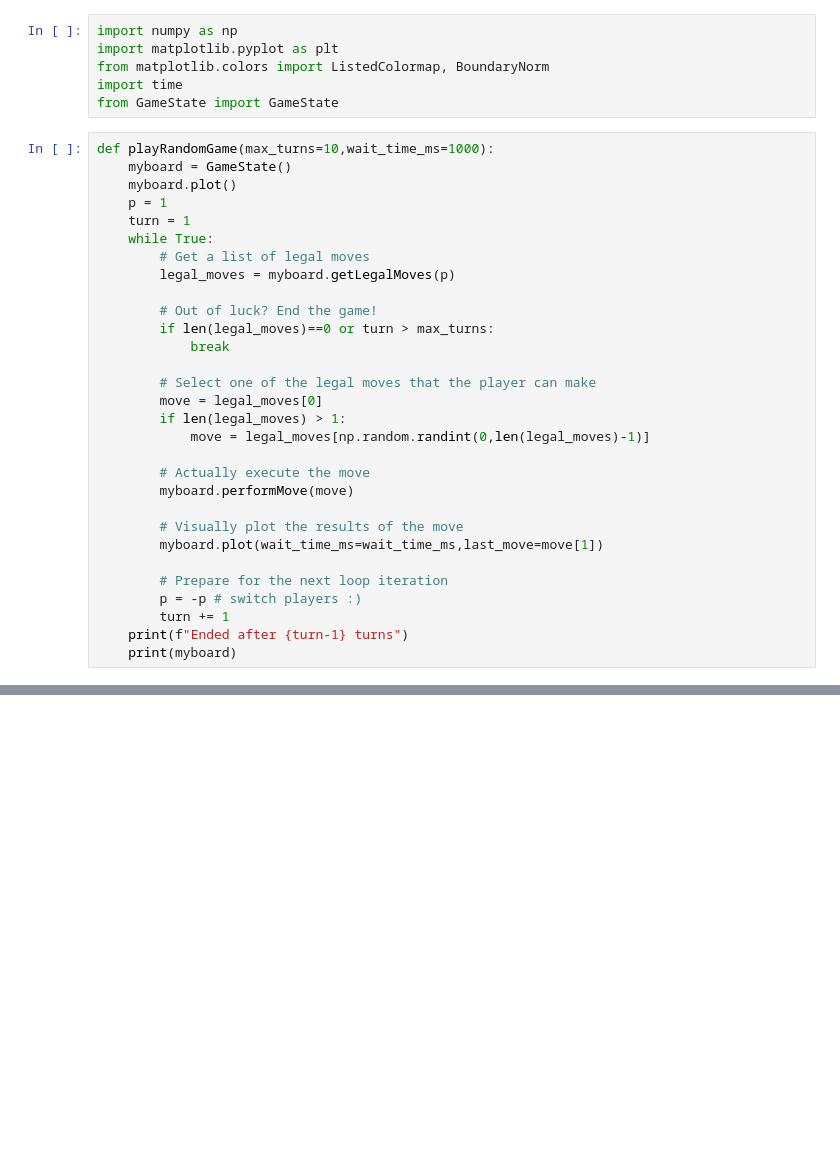
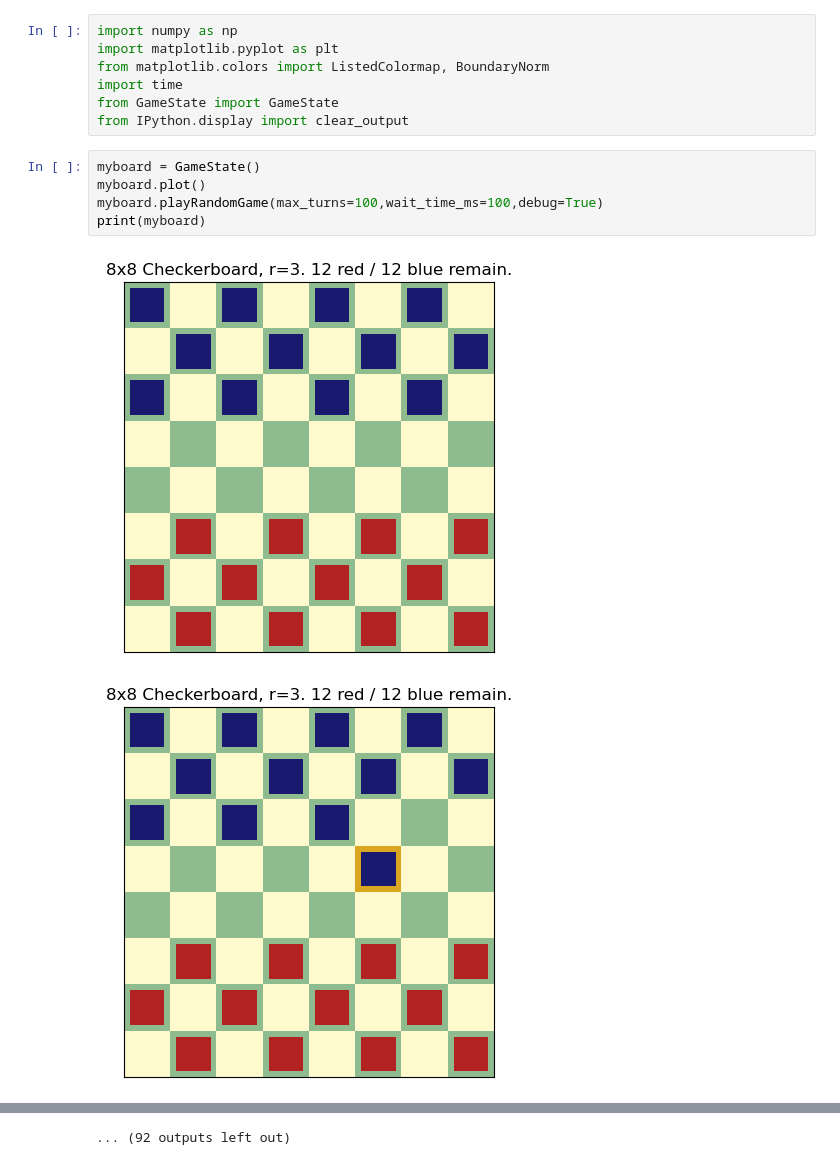
Before and after one commit to EverettRichards/Checkers, a Jupyter notebook: projectplayground.ipynb, the cells around one changed output, grey strips where cells are left out. Cells and saved outputs as stored; diff of their text form; blank space fills up the shorter version.

```diff
--- a/projectplayground.ipynb
+++ b/projectplayground.ipynb
@@ -4,33 +4,12 @@ import matplotlib.pyplot as plt
 from matplotlib.colors import ListedColormap, BoundaryNorm
 import time
 from GameState import GameState
+from IPython.display import clear_output
 # %%
-def playRandomGame(max_turns=10,wait_time_ms=1000):
-    myboard = GameState()
-    myboard.plot()
-    p = 1
-    turn = 1
-    while True:
-        # Get a list of legal moves
-        legal_moves = myboard.getLegalMoves(p)
-
-        # Out of luck? End the game!
-        if len(legal_moves)==0 or turn > max_turns:
-            break
-
-        # Select one of the legal moves that the player can make
-        move = legal_moves[0]
-        if len(legal_moves) > 1:
-            move = legal_moves[np.random.randint(0,len(legal_moves)-1)]
-
-        # Actually execute the move
-        myboard.performMove(move)
-
-        # Visually plot the results of the move
-        myboard.plot(wait_time_ms=wait_time_ms,last_move=move[1])
-
-        # Prepare for the next loop iteration
-        p = -p # switch players :)
-        turn += 1
-    print(f"Ended after {turn-1} turns")
-    print(myboard)
+myboard = GameState()
+myboard.plot()
+myboard.playRandomGame(max_turns=100,wait_time_ms=100,debug=True)
+print(myboard)
+# %% [output]
+[figure, added]
+[figure, added]
@@ -36,0 +26 @@ def playRandomGame(max_turns=10,wait_time_ms=1000):
+... (92 outputs left out)
```
Also changed, not shown: parts of 2 cells of this notebook, 1 other file.
